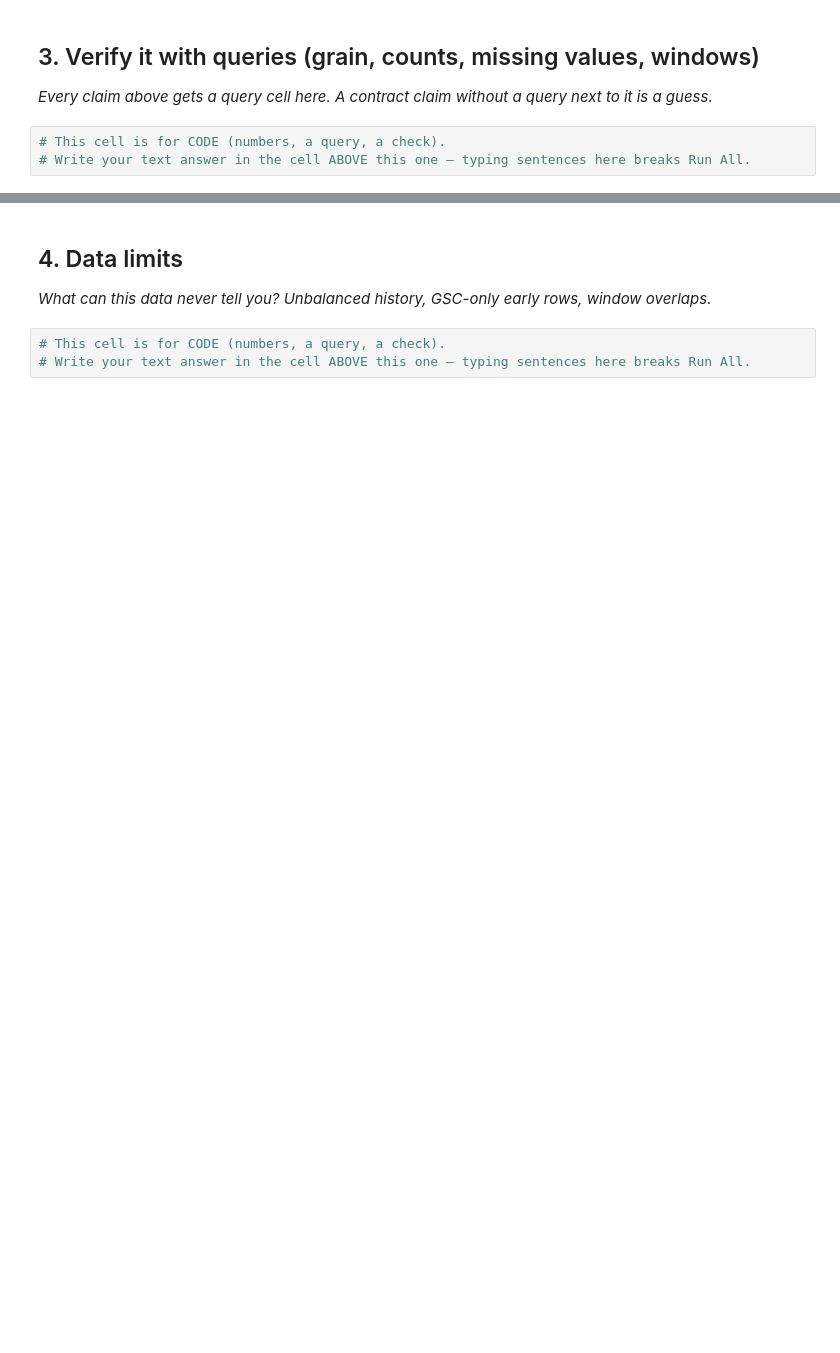
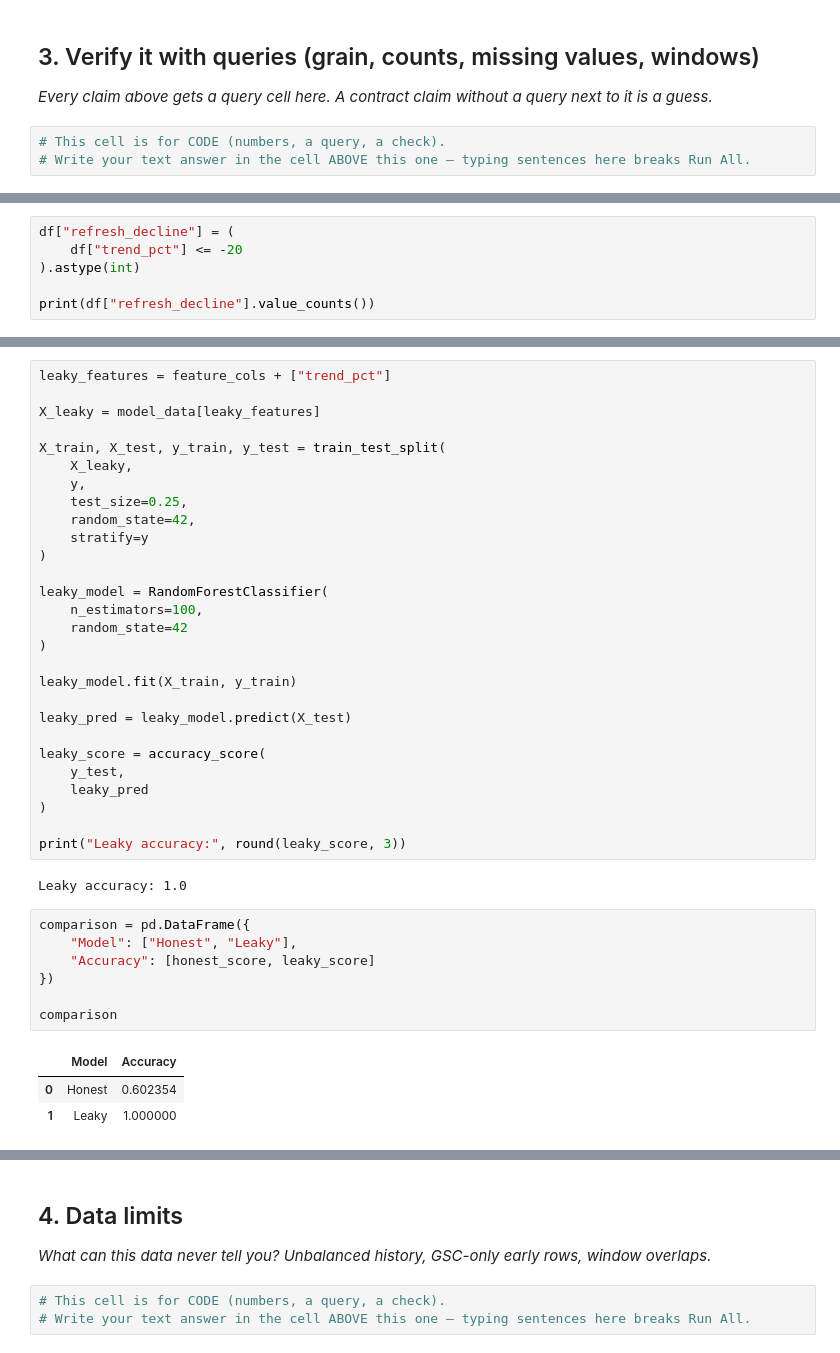
Before and after one commit to Rohmasaeed/flyrank-ml-internship-, a Jupyter notebook: work/notebooks/w03_data_contract.ipynb, the cells around one changed output, grey strips where cells are left out. Cells and saved outputs as stored; diff of their text form; blank space fills up the shorter version.

```diff
--- a/work/notebooks/w03_data_contract.ipynb
+++ b/work/notebooks/w03_data_contract.ipynb
@@ -29,0 +197,6 @@ This skeleton is yours to fill. Work the sections **in order** — each one has
+# %%
+df["refresh_decline"] = (
+    df["trend_pct"] <= -20
+).astype(int)
+
+print(df["refresh_decline"].value_counts())
@@ -29,0 +257,41 @@ This skeleton is yours to fill. Work the sections **in order** — each one has
+# %%
+leaky_features = feature_cols + ["trend_pct"]
+
+X_leaky = model_data[leaky_features]
+
+X_train, X_test, y_train, y_test = train_test_split(
+    X_leaky,
+    y,
+    test_size=0.25,
+    random_state=42,
+    stratify=y
+)
+
+leaky_model = RandomForestClassifier(
+    n_estimators=100,
+    random_state=42
+)
+
+leaky_model.fit(X_train, y_train)
+
+leaky_pred = leaky_model.predict(X_test)
+
+leaky_score = accuracy_score(
+    y_test,
+    leaky_pred
+)
+
+print("Leaky accuracy:", round(leaky_score, 3))
+# %% [output]
+Leaky accuracy: 1.0
+# %%
+comparison = pd.DataFrame({
+    "Model": ["Honest", "Leaky"],
+    "Accuracy": [honest_score, leaky_score]
+})
+
+comparison
+# %% [output]
+|  | Model | Accuracy |
+| 0 | Honest | 0.602354 |
+| 1 | Leaky | 1.000000 |
```
Also changed, not shown: parts of 22 cells of this notebook.
